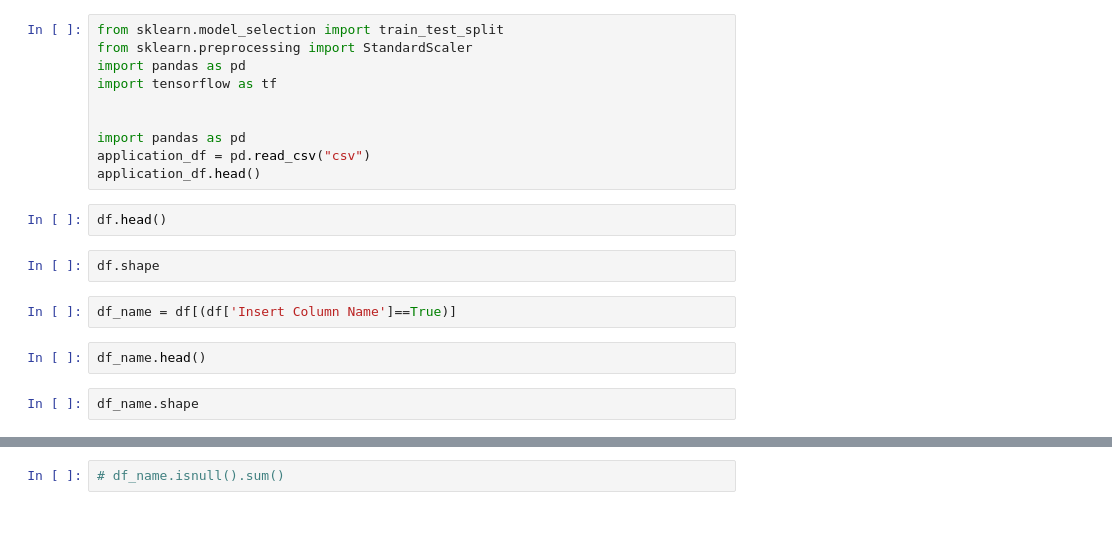
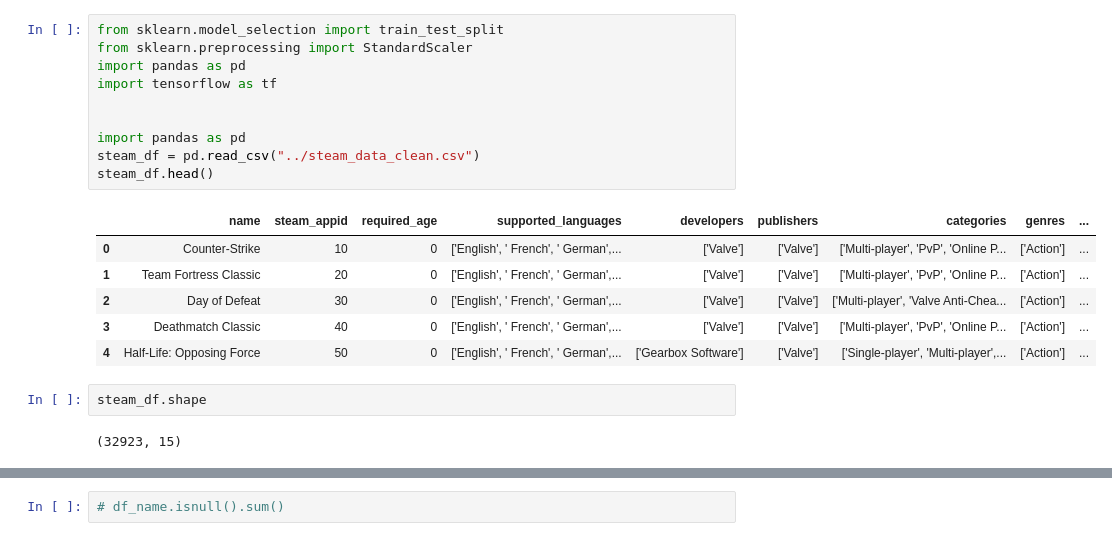
Before and after one commit to awesomepack/Steam-Recommender, a Jupyter notebook: ml1.ipynb, the cells around one changed output, grey strips where cells are left out. Drawn from its saved outputs; the diff is of its cells as text.

```diff
--- a/ml1.ipynb
+++ b/ml1.ipynb
@@ -1,20 +1,21 @@
 # %%
 from sklearn.model_selection import train_test_split
 from sklearn.preprocessing import StandardScaler
 import pandas as pd
 import tensorflow as tf
 
 
 import pandas as pd
-application_df = pd.read_csv("csv")
-application_df.head()
+steam_df = pd.read_csv("../steam_data_clean.csv")
+steam_df.head()
+# %% [output]
+|  | name | steam_appid | required_age | supported_languages | developers | publishers | categories | genres | ... |
+| 0 | Counter-Strike | 10 | 0 | ['English', ' French', ' German',... | ['Valve'] | ['Valve'] | ['Multi-player', 'PvP', 'Online P... | ['Action'] | ... |
+| 1 | Team Fortress Classic | 20 | 0 | ['English', ' French', ' German',... | ['Valve'] | ['Valve'] | ['Multi-player', 'PvP', 'Online P... | ['Action'] | ... |
+| 2 | Day of Defeat | 30 | 0 | ['English', ' French', ' German',... | ['Valve'] | ['Valve'] | ['Multi-player', 'Valve Anti-Chea... | ['Action'] | ... |
+| 3 | Deathmatch Classic | 40 | 0 | ['English', ' French', ' German',... | ['Valve'] | ['Valve'] | ['Multi-player', 'PvP', 'Online P... | ['Action'] | ... |
+| 4 | Half-Life: Opposing Force | 50 | 0 | ['English', ' French', ' German',... | ['Gearbox Software'] | ['Valve'] | ['Single-player', 'Multi-player',... | ['Action'] | ... |
-# %%
-df.head()
 # %%
-df.shape
+steam_df.shape
+# %% [output]
+(32923, 15)
-# %%
-df_name = df[(df['Insert Column Name']==True)]
-# %%
-df_name.head()
-# %%
-df_name.shape
```
Also changed, not shown: parts of 15 cells of this notebook.
